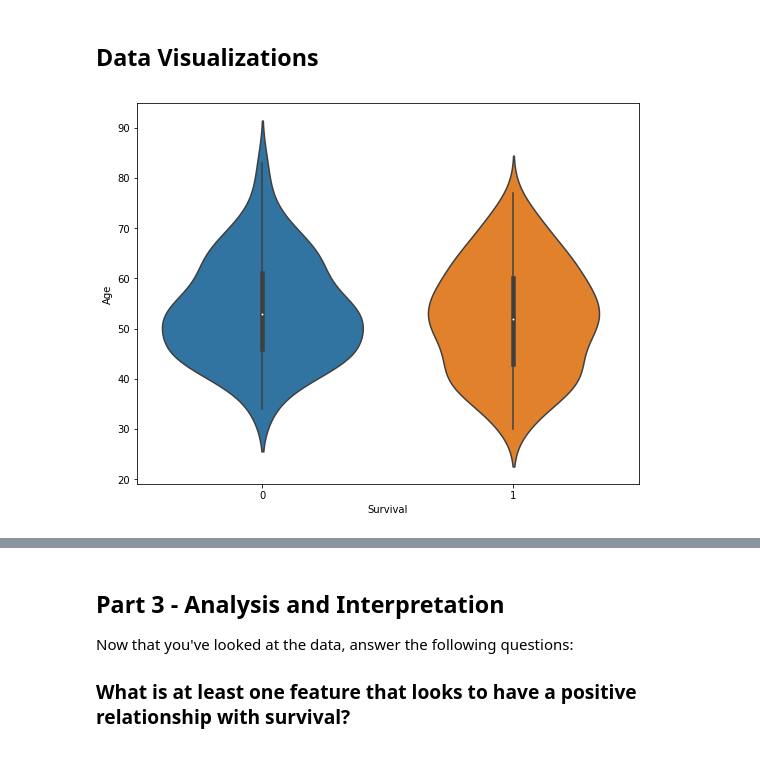
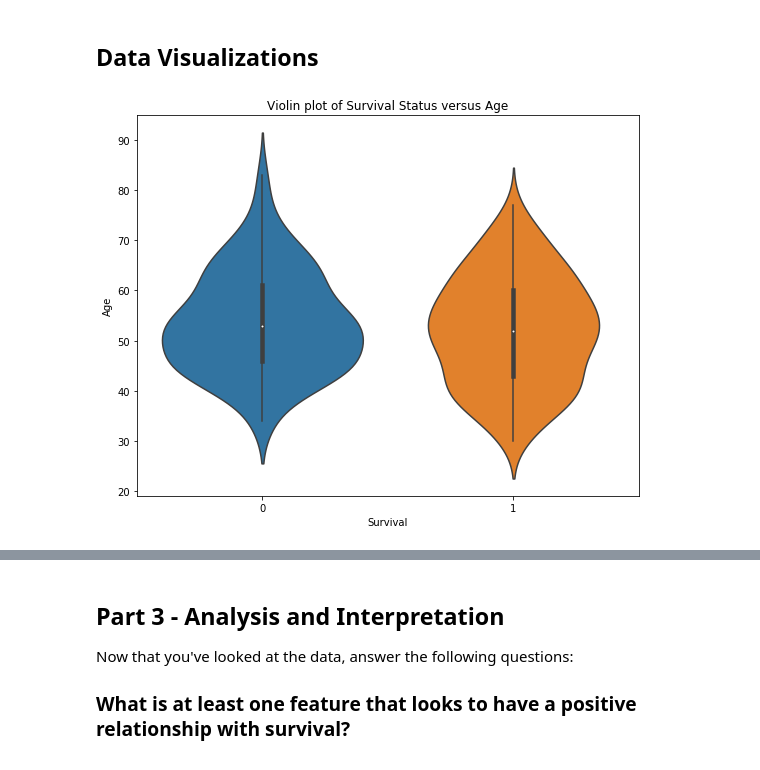
Before and after one commit to ngriggs/DS-Unit-1-Sprint-1-Dealing-With-Data, a Jupyter notebook: DS_Unit_1_Sprint_Challenge_1.ipynb, the cells around one changed output, grey strips where cells are left out. Saved outputs shown, nothing was run; the diff lists cells and outputs as text; code cells hidden in the pictures.

```diff
--- a/DS_Unit_1_Sprint_Challenge_1.ipynb
+++ b/DS_Unit_1_Sprint_Challenge_1.ipynb
@@ -258,6 +269,7 @@ import matplotlib.pyplot as plt
 import seaborn as sns
 # %%
 fig = plt.subplots(figsize =(9, 7))
-sns.violinplot(x = df['Survival'], y = df['Age'] );
+sns.violinplot(x = df['Survival'], y = df['Age'] )
+plt.title('Violin plot of Survival Status versus Age');
 # %% [output]
-[figure, old version]
+[figure, new version]
```
Also changed, not shown: parts of 6 cells of this notebook.
